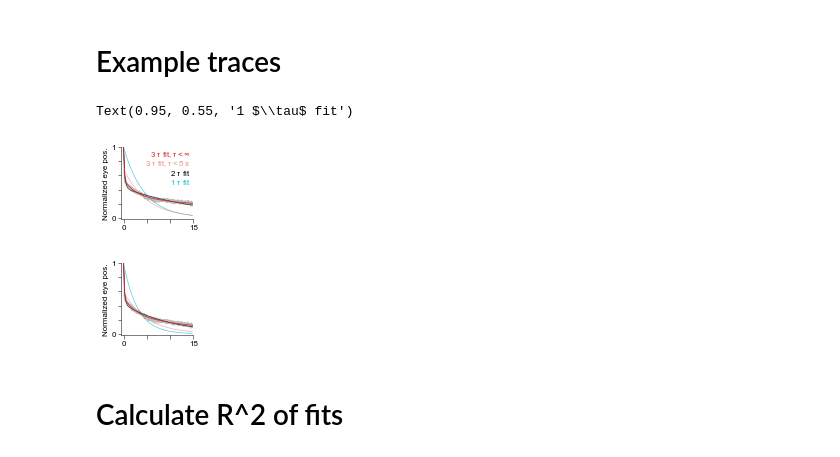
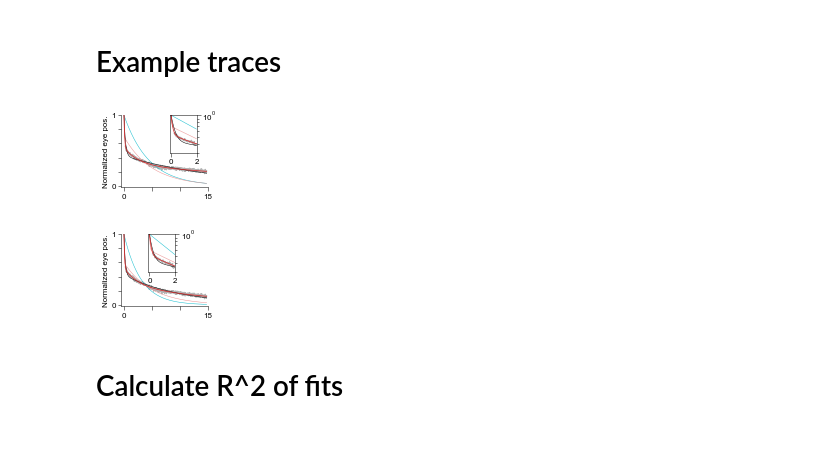
Before and after one commit to goldman-lab/oculomotor-response-timescales, a Jupyter notebook: analysis/active/active-state-step-responses.ipynb, the cells around one changed output. Cells and saved outputs as stored; diff of their text form; code cells hidden in the pictures.

Commit message:
During review, updated some plots to show insets and clarify data not used in fits

```diff
--- a/analysis/active/active-state-step-responses.ipynb
+++ b/analysis/active/active-state-step-responses.ipynb
@@ -437,6 +437,8 @@ plt.subplots_adjust(left = 0.21, top = 0.95, bottom=0.18, right=0.96)
 [figure]
 # %% [markdown]
 # Example traces
+# %%
+dt = 72*2e-4
 # %%
 example_fish = 4
 example_trace_num = np.minimum(0, len(file_names[example_fish])-1)
@@ -501,43 +505,58 @@ best_models_conservative_example[3,:] = fitting_functions.exponentialModel(sr_tr
+# %%
+t_final_example_full = int(2/dt)
 # %%
-plt.figure(figsize=(1.3, 1.3))
-plt.plot(sr_trange, sr_data/sr_data[0], c=(0.75, 0.75, 0.75, 1))
+plt.figure(figsize=(1.5, 1.3))
+plt.plot(sr_trange[1:], sr_data[1:]/sr_data[0], c=[0.7,]*3,lw=1)
 
 lws = [0.5, 0.5, 0.5, 0.75]
 colors = ['C9', red_l3, 'k', 'C3']
 for i in range(4):
-    plt.plot(sr_trange, best_models_example[i,:], c=colors[i], lw=lws[i])
+    plt.plot(sr_trange_full, best_models_example[i,:], c=colors[i], lw=lws[i])
 
 ax = plt.gca()
 ax.spines['top'].set_visible(False)
 ax.spines['right'].set_visible(False)
 
 plt.ylabel('Normalized eye pos.',labelpad=2)
 plt.subplots_adjust(left = 0.21, top = 0.95, bottom=0.18, right=0.98)
 
 ax.set_yticks(np.linspace(0, 1, 6))
 ax.set_yticklabels([0, '', '', '', '', 1])
 plt.ylim([-0.02, 1])
 plt.xlim([-0.5, np.ceil(sr_trange[-1])])
 
 ax.set_xticks(np.linspace(0, np.ceil(sr_trange[-1]),4))
 ax.set_xticklabels([0, '', '', int(np.ceil(sr_trange[-1]))])
 
 
-plt.figtext(0.95, 0.85, r'%d $\tau$ fit, $\tau < \infty$'%(n), color='C3', ha='right')
-plt.figtext(0.95, 0.75, r'%d $\tau$ fit, $\tau < 5$ s'%(n), color=red_l3, ha='right')
-plt.figtext(0.95, 0.65, r'2 $\tau$ fit', color='k', ha='right')
-plt.figtext(0.95, 0.55, r'1 $\tau$ fit', color='C9', ha='right')
+# plt.figtext(0.95, 0.85, r'%d $\tau$ fit, $\tau < \infty$'%(n), color='C3', ha='right')
+# plt.figtext(0.95, 0.75, r'%d $\tau$ fit, $\tau < 5$ s'%(n), color=red_l3, ha='right')
+# plt.figtext(0.95, 0.65, r'2 $\tau$ fit', color='k', ha='right')
+# plt.figtext(0.95, 0.55, r'1 $\tau$ fit', color='C9', ha='right')
+
+ax1 = plt.axes([.6, .55, 0.25, .4])
+plt.yscale('log')
+plt.plot(sr_trange[1:t_final_example_full], sr_data[1:t_final_example_full]/sr_data[0], c=[0.7,]*3,lw=1)
+for i in range(4):
+    plt.plot(sr_trange_full[:t_final_example_full], best_models_example[i,:t_final_example_full], c=colors[i], lw=lws[i])
+
+
+ax1.set_ylim([3e-1, 1])
+ax1.set_xlim([-0.1, 2])
+ax1.set_yticklabels([],minor=True)
+ax1.yaxis.tick_right()
+
+plt.subplots_adjust(left = 0.15, top = 0.95, bottom=0.18, right=0.95) #left = 0.21
 # %% [output]
-Text(0.95, 0.55, '1 $\\tau$ fit')
-[figure, old version]
+[figure, new version]
 # %%
-plt.figure(figsize=(1.3, 1.3))
-plt.plot(sr_trange, sr_data_conservative/sr_data_conservative[0], c=(0.75, 0.75, 0.75, 1))
+plt.figure(figsize=(1.5, 1.3))
+plt.plot(sr_trange[1:], sr_data_conservative[1:]/sr_data_conservative[0], c=[0.7,]*3,lw=1)
 
 lws = [0.5, 0.5, 0.5, 0.75]
-colors = ['C9',red_l3, 'k', 'C3']
+colors = ['C9', red_l3, 'k', 'C3']
 for i in range(4):
-    plt.plot(sr_trange, best_models_conservative_example[i,:], c=colors[i], lw=lws[i])
+    plt.plot(sr_trange_full, best_models_conservative_example[i,:], c=colors[i], lw=lws[i])
 
 ax = plt.gca()
 ax.spines['top'].set_visible(False)
@@ -552,9 +571,29 @@ plt.ylim([-0.02, 1])
 plt.xlim([-0.5, np.ceil(sr_trange[-1])])
 
 ax.set_xticks(np.linspace(0, np.ceil(sr_trange[-1]),4))
-ax.set_xticklabels([0, '', '', int(np.ceil(sr_trange[-1]))]);
+ax.set_xticklabels([0, '', '', int(np.ceil(sr_trange[-1]))])
+
+
+# plt.figtext(0.95, 0.85, r'%d $\tau$ fit, $\tau < \infty$'%(n), color='C3', ha='right')
+# plt.figtext(0.95, 0.75, r'%d $\tau$ fit, $\tau < 5$ s'%(n), color=red_l3, ha='right')
+# plt.figtext(0.95, 0.65, r'2 $\tau$ fit', color='k', ha='right')
+# plt.figtext(0.95, 0.55, r'1 $\tau$ fit', color='C9', ha='right')
+
+ax1 = plt.axes([.4, .55, 0.25, .4])
+plt.yscale('log')
+plt.plot(sr_trange[1:t_final_example_full], sr_data_conservative[1:t_final_example_full]/sr_data_conservative[0], c=[0.7,]*3,lw=1)
+for i in range(4):
+    plt.plot(sr_trange_full[:t_final_example_full], best_models_conservative_example[i,:t_final_example_full], c=colors[i], lw=lws[i])
+
+
+ax1.set_ylim([3e-1, 1])
+ax1.set_xlim([-0.1, 2])
+ax1.set_yticklabels([],minor=True)
+ax1.yaxis.tick_right()
+
+plt.subplots_adjust(left = 0.15, top = 0.95, bottom=0.18, right=0.95) #left = 0.21
 # %% [output]
-[figure, old version]
+[figure, new version]
 # %% [markdown]
 # Calculate R^2 of fits
 # %%
```
Also changed, not shown: parts of 1 cell of this notebook, 7 other files.
